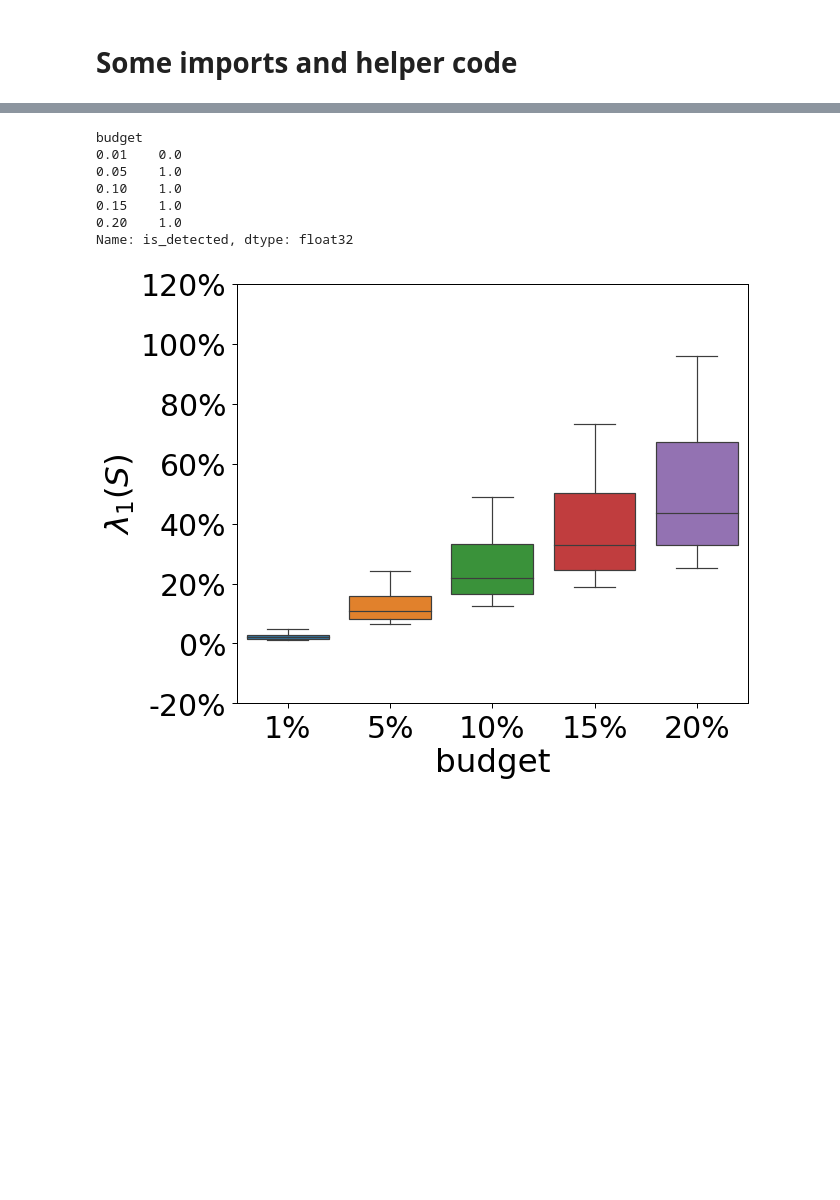
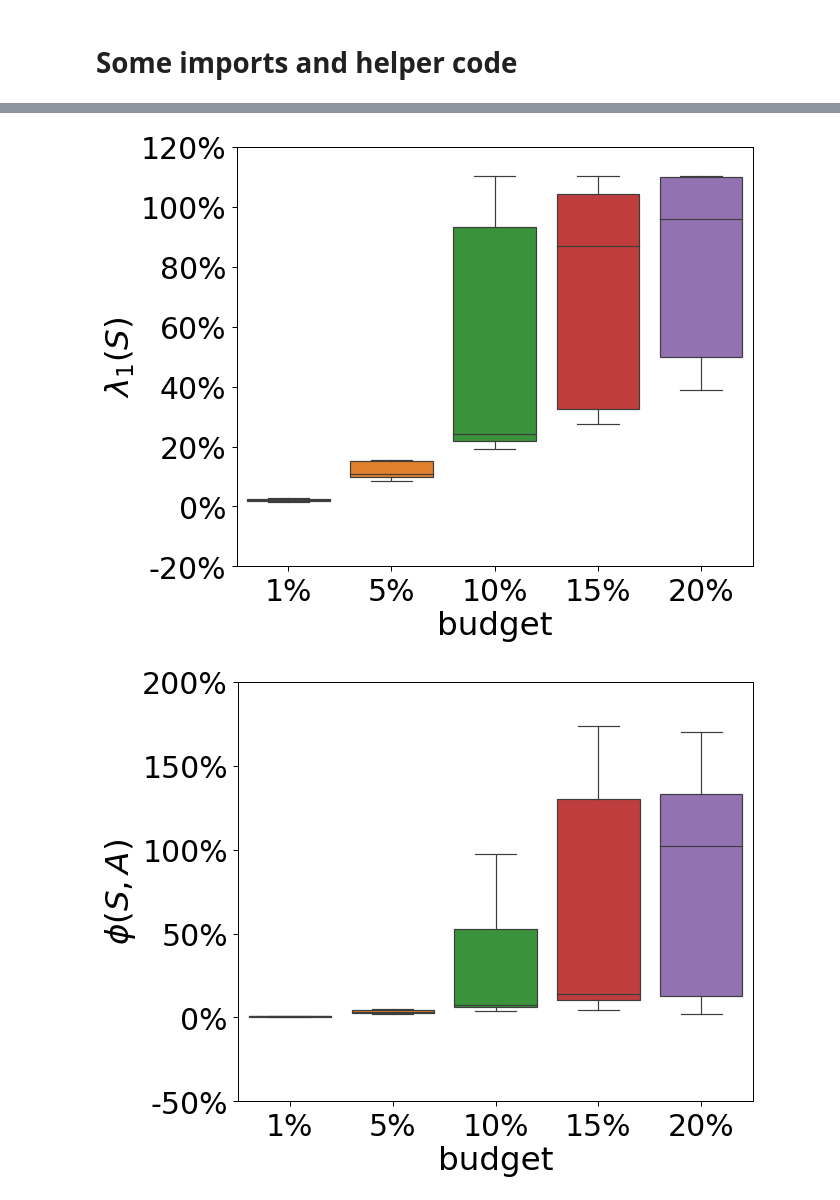
Before and after one commit to marsplus/attack-graph-code, a Jupyter notebook: src/data-analysis.ipynb, the cells around one changed output, grey strips where cells are left out. Saved outputs shown, nothing was run; the diff lists cells and outputs as text; code cells hidden in the pictures; blank space fills up the shorter version.

```diff
--- a/src/data-analysis.ipynb
+++ b/src/data-analysis.ipynb
@@ -32,42 +35,39 @@ def plot_adj_matrices(A, attacked_A):
     axes[0].set_title('before attack')
     axes[1].imshow(attacked_A, cmap='hot')
     axes[1].set_title('after attack')
-# %%
-graph_type = 'Stoc-Block'
-Alpha_id = 2
-
-Alpha_to_string = {
-    1: '30-10-60',
-    2: '40-10-50',
-    3: '45-10-45'
-}
-
-with open('../result/{}_{}_numExp_100.p'.format(graph_type, Alpha_to_string[Alpha_id]), 'rb') as fid:
-    data = pickle.load(fid)
-# data_f = pd.DataFrame(data, columns=['lambda1_S', 'centrality', 'utility', 'budget'], dtype=np.float32)
-data_f = pd.DataFrame(data, columns=['lambda1_S', 'centrality', 'utility', 'S_size', \
-                                     'Avg. Degree', 'G_size', 'is_detected', 'budget'], dtype=np.float32)
-# data_f['u/a'] = data_f['utility'] / data_f['budget']
-# %%
-data_f.groupby('budget')['is_detected'].mean()
-# %% [output]
-budget
-0.01    0.0
-0.05    1.0
-0.10    1.0
-0.15    1.0
-0.20    1.0
-Name: is_detected, dtype: float32
 # %%
+graph_type = 'BTER'
+with open('../result/{}_numExp_15.p'.format(graph_type), 'rb') as fid:
+    data = pickle.load(fid)
+
+data_f = []
+for budget in data.keys():
+    for item in data[budget]:
+        data_f.append([item[1], item[2], budget])
+data_f = pd.DataFrame(data_f, columns=['lambda1_S', 'centrality', 'budget'], dtype=np.float32)
+data_f = data_f.dropna()
+
 seaborn.set_context('paper', font_scale=3.4)
 plt.subplots(figsize=(10, 8))
 ax = seaborn.boxplot(x='budget', y='lambda1_S', data=data_f, orient='v', showfliers=False)
 plt.xticks(range(5), ['1%', '5%', '10%', '15%', '20%'])
 plt.yticks(ax.get_yticks(),  ['%.0f%%' % (i*100) for i in ax.get_yticks()])
 plt.ylabel('$\lambda_1(S)$')
 plt.xlabel('budget')
 plt.tight_layout()
 # plt.title("% of increases $\lambda_1(S)$ - {}".format(graph_type))
-plt.savefig('../result/figure/{}_lambda1S_{}_numExp_100.pdf'.format(graph_type, Alpha_to_string[Alpha_id]))
+plt.savefig('../result/figure/{}_lambda1S_numExp_15.pdf'.format(graph_type))
+
+
+seaborn.set_context('paper', font_scale=3.4)
+plt.subplots(figsize=(10, 8))
+ax = seaborn.boxplot(x='budget', y='centrality', data=data_f, orient='v', showfliers=False)
+plt.xticks(range(5), ['1%', '5%', '10%', '15%', '20%'])
+plt.yticks(ax.get_yticks(),  ['%.0f%%' % (i*100) for i in ax.get_yticks()])
+plt.ylabel('$\phi(S, A)$')
+plt.tight_layout()
+# plt.title("% of increases cut(S) - {}".format(graph_type))
+plt.savefig('../result/figure/{}_cut_numExp_15.pdf'.format(graph_type))
 # %% [output]
-[figure, old version]
+[figure, new version]
+[figure, added]
```
Also changed, not shown: parts of 11 cells of this notebook, 4 other files.
